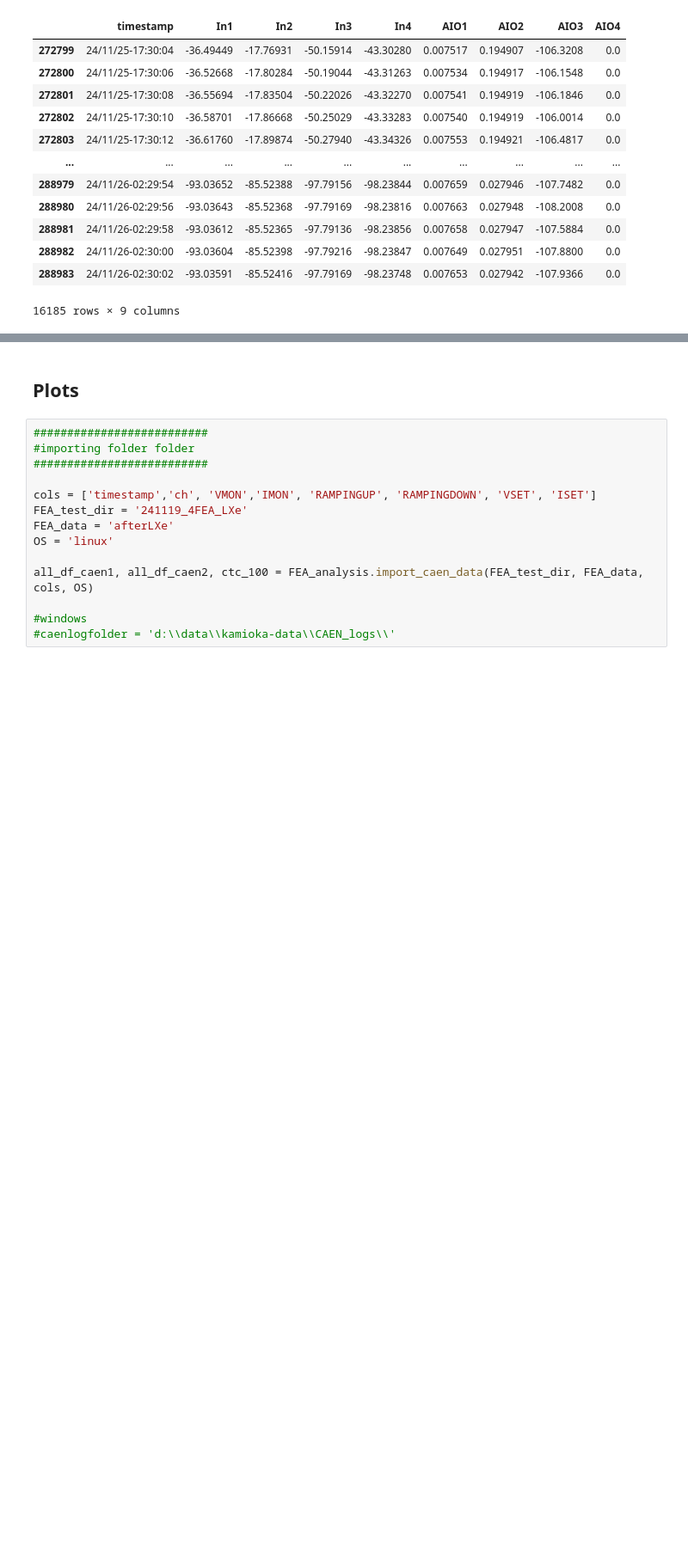
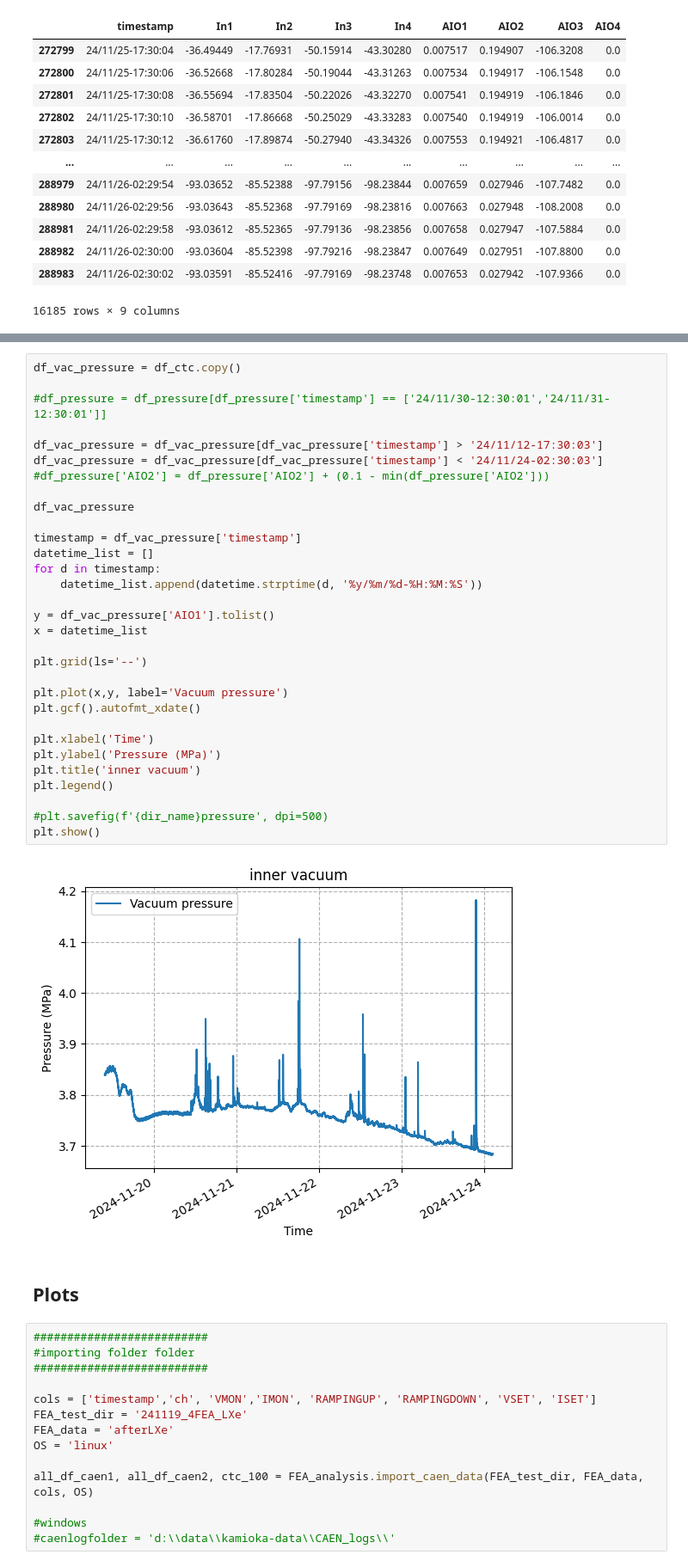
Before and after one commit to Kyatn/FEA-analysis, a Jupyter notebook: 241227_4FEA_LXe.ipynb, the cells around one changed output, grey strips where cells are left out. Shown at 86% size. Cells and saved outputs as stored; diff of their text form; blank space fills up the shorter version.

```diff
--- a/241227_4FEA_LXe.ipynb
+++ b/241227_4FEA_LXe.ipynb
@@ -187,3 +185,36 @@ gyvyiviy
+# %%
+df_vac_pressure = df_ctc.copy()
+
+#df_pressure = df_pressure[df_pressure['timestamp'] == ['24/11/30-12:30:01','24/11/31-12:30:01']]
+
+df_vac_pressure = df_vac_pressure[df_vac_pressure['timestamp'] > '24/11/12-17:30:03']
+df_vac_pressure = df_vac_pressure[df_vac_pressure['timestamp'] < '24/11/24-02:30:03']
+#df_pressure['AIO2'] = df_pressure['AIO2'] + (0.1 - min(df_pressure['AIO2']))
+
+df_vac_pressure
+
+timestamp = df_vac_pressure['timestamp']
+datetime_list = []
+for d in timestamp:
+    datetime_list.append(datetime.strptime(d, '%y/%m/%d-%H:%M:%S'))
+
+y = df_vac_pressure['AIO1'].tolist()
+x = datetime_list
+
+plt.grid(ls='--')
+
+plt.plot(x,y, label='Vacuum pressure')
+plt.gcf().autofmt_xdate()
+
+plt.xlabel('Time')
+plt.ylabel('Pressure (MPa)')
+plt.title('inner vacuum')
+plt.legend()
+
+#plt.savefig(f'{dir_name}pressure', dpi=500)
+plt.show()
+# %% [output]
+[figure, added]
 # %% [markdown]
 ## Plots
 # %%
```
Also changed, not shown: parts of 4 cells of this notebook, 1 other file.
